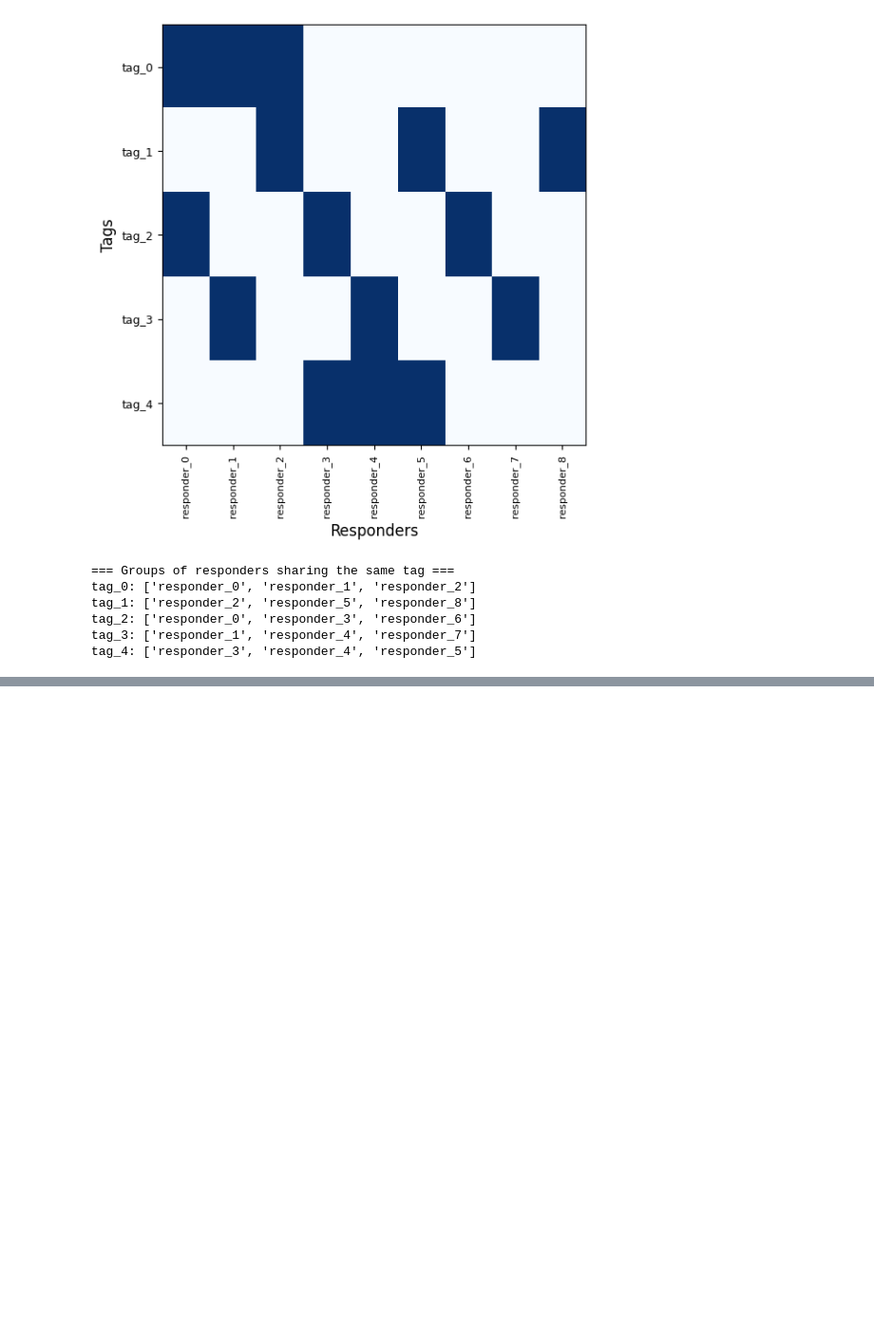
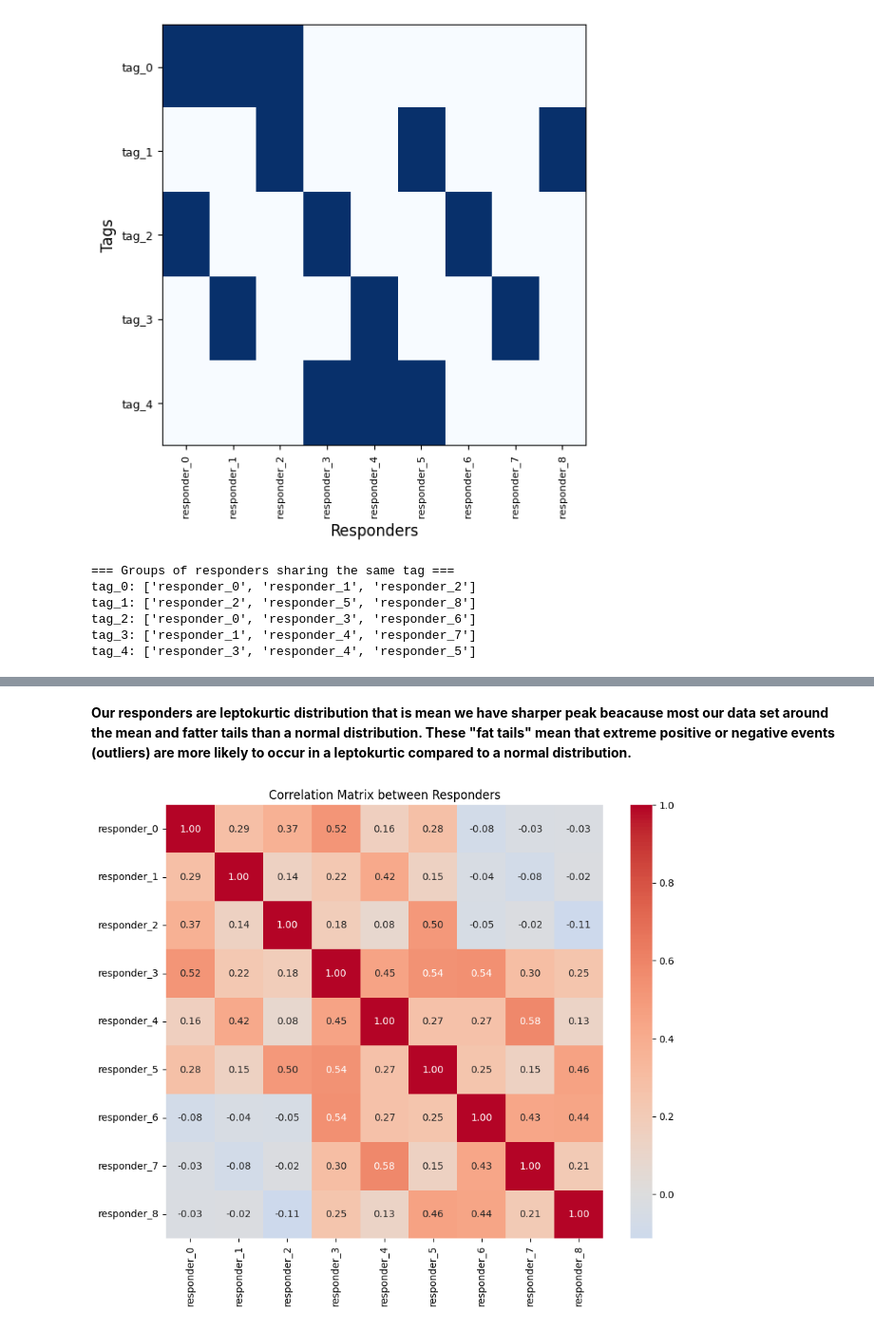
Before and after one commit to MohamedZakariaaFouda/Jane_Street_Competition, a Jupyter notebook: notebooks/end-to-end-data-science-life-cycle.ipynb, the cells around one changed output, grey strips where cells are left out. Shown: that part at 95% size. Drawn from its saved outputs; the diff is of its cells as text; code cells hidden in the pictures; blank space fills up the shorter version.

```diff
--- a/notebooks/end-to-end-data-science-life-cycle.ipynb
+++ b/notebooks/end-to-end-data-science-life-cycle.ipynb
@@ -223,0 +240,3 @@ tag_4: ['responder_3', 'responder_4', 'responder_5']
+# %%
+resp_cols= [col for col in train_df.columns if col.startswith("responder_")]
+train_df[resp_cols].describe().round(1)
@@ -223,0 +281,13 @@ tag_4: ['responder_3', 'responder_4', 'responder_5']
+# %% [markdown]
+**Our responders are  leptokurtic distribution that is mean we have sharper peak beacause most our data set around the mean and fatter tails than a normal distribution. These "fat tails" mean that extreme positive or negative events (outliers) are more likely to occur in a leptokurtic compared to a normal distribution.**
+# %%
+# Correlation Matrix
+corr_matrix = train_df[resp_cols].corr()
+
+# Heatmap
+plt.figure(figsize=(10,8))
+sns.heatmap(corr_matrix, annot=True, cmap="coolwarm", center=0, fmt=".2f")
+plt.title("Correlation Matrix between Responders")
+plt.show()
+# %% [output]
+[figure, added]
```
Also changed, not shown: parts of 16 cells of this notebook.
